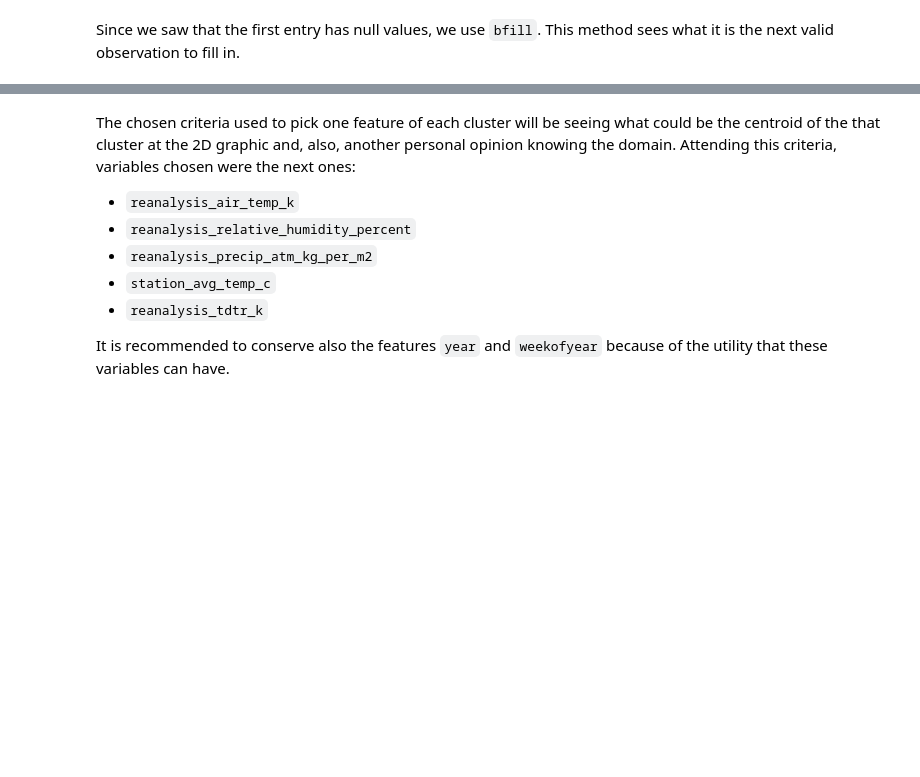
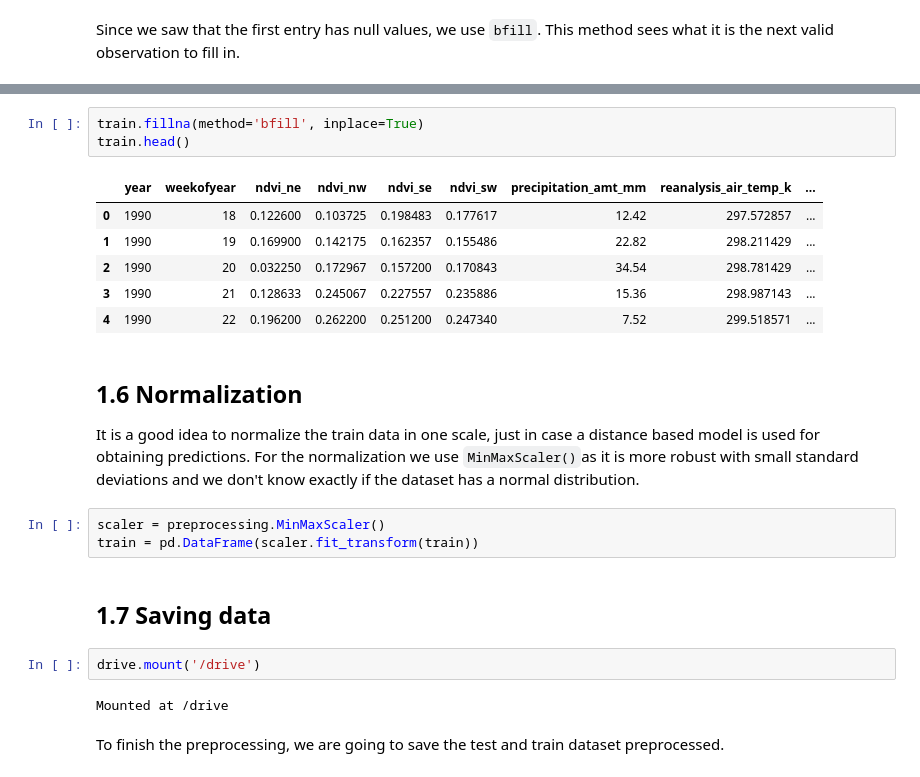
Before and after one commit to raulbs7/Machine-Learning-Techniques-Project, a Jupyter notebook: Dengue_Supervised_Project/1_Preprocessing.ipynb, the cells around one changed output, grey strips where cells are left out. Cells and saved outputs as stored; diff of their text form; blank space fills up the shorter version.

```diff
--- a/Dengue_Supervised_Project/1_Preprocessing.ipynb
+++ b/Dengue_Supervised_Project/1_Preprocessing.ipynb
@@ -914,10 +201,24 @@ plt.show()
-# %% [markdown]
-The chosen criteria used to pick one feature of each cluster will be seeing what could be the centroid of the that cluster at the 2D graphic and, also, another personal opinion knowing the domain. Attending this criteria, variables chosen were the next ones:
-
-*   ``reanalysis_air_temp_k``
-*   ``reanalysis_relative_humidity_percent``
-*   ``reanalysis_precip_atm_kg_per_m2``
-*   ``station_avg_temp_c``
-*   ``reanalysis_tdtr_k``
-
-It is recommended to conserve also the features ``year`` and ``weekofyear`` because of the utility that these variables can have.
+# %%
+train.fillna(method='bfill', inplace=True)
+train.head()
+# %% [output]
+|  | year | weekofyear | ndvi_ne | ndvi_nw | ndvi_se | ndvi_sw | precipitation_amt_mm | reanalysis_air_temp_k | ... |
+| 0 | 1990 | 18 | 0.122600 | 0.103725 | 0.198483 | 0.177617 | 12.42 | 297.572857 | ... |
+| 1 | 1990 | 19 | 0.169900 | 0.142175 | 0.162357 | 0.155486 | 22.82 | 298.211429 | ... |
+| 2 | 1990 | 20 | 0.032250 | 0.172967 | 0.157200 | 0.170843 | 34.54 | 298.781429 | ... |
+| 3 | 1990 | 21 | 0.128633 | 0.245067 | 0.227557 | 0.235886 | 15.36 | 298.987143 | ... |
+| 4 | 1990 | 22 | 0.196200 | 0.262200 | 0.251200 | 0.247340 | 7.52 | 299.518571 | ... |
+# %% [markdown]
+## 1.6 Normalization
+It is a good idea to normalize the train data in one scale, just in case a distance based model is used for obtaining predictions. For the normalization we use ``MinMaxScaler()``as it is more robust with small standard deviations and we don't know exactly if the dataset has a normal distribution.
+# %%
+scaler = preprocessing.MinMaxScaler()
+train = pd.DataFrame(scaler.fit_transform(train))
+# %% [markdown]
+## 1.7 Saving data
+# %%
+drive.mount('/drive')
+# %% [output]
+Mounted at /drive
+# %% [markdown]
+To finish the preprocessing, we are going to save the test and train dataset preprocessed.
```
Also changed, not shown: parts of 135 cells of this notebook.
